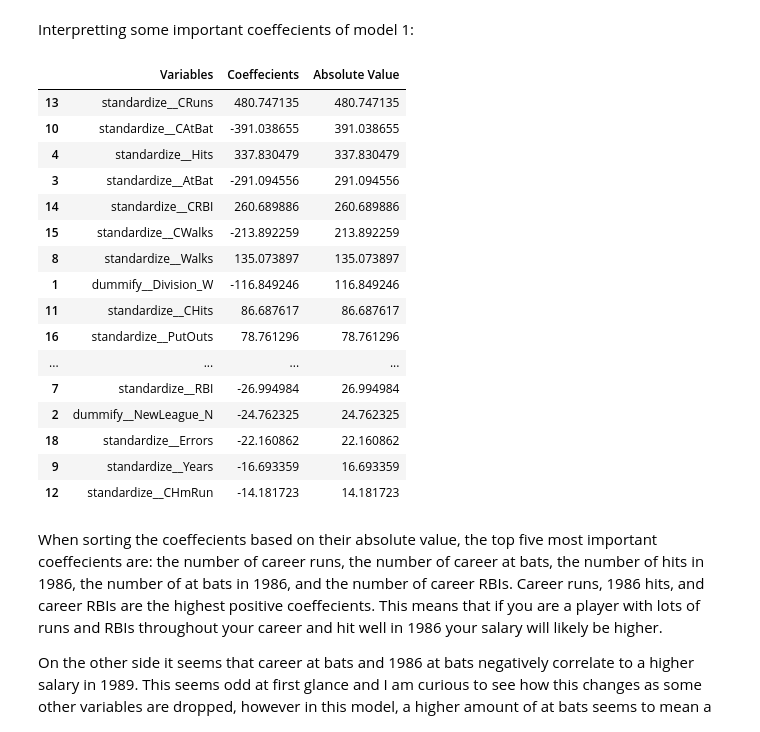
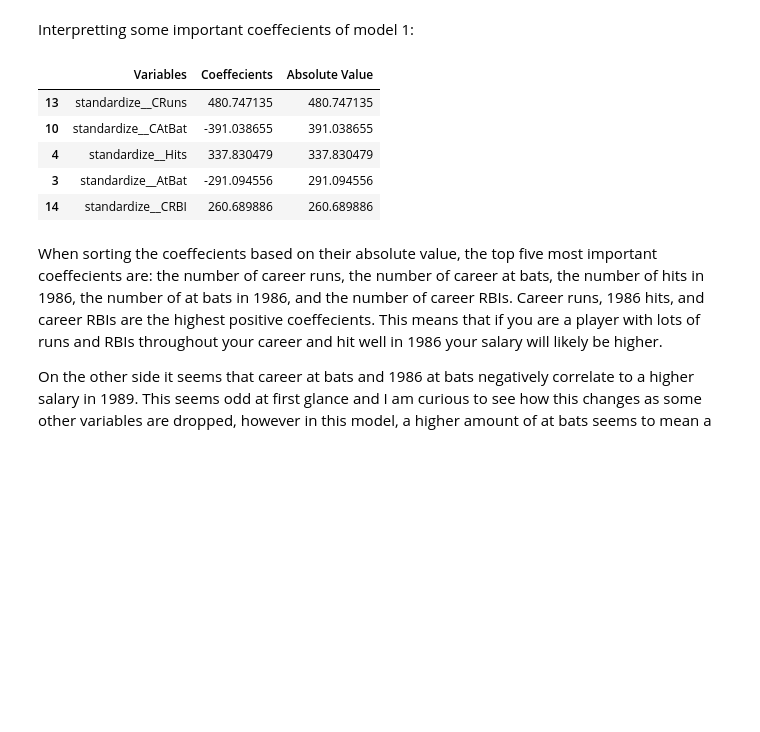
Before and after one commit to davisbove/GSB_544, a Jupyter notebook: Lab_6/lab_6.ipynb, the cells around one changed output. Drawn from its saved outputs; the diff is of its cells as text; code cells hidden in the pictures; blank space fills up the shorter version.

```diff
--- a/Lab_6/lab_6.ipynb
+++ b/Lab_6/lab_6.ipynb
@@ -69,29 +66,18 @@ Interpretting some important coeffecients of model 1:
 # %%
 #fitting to full dataset
 pipeline_1_fitted = pipeline_1.fit(X, y)
 coeff = pipeline_1_fitted.named_steps['Regression'].coef_
 variable = variables.columns
 variable = variable[0:19]
 important_variables = pd.DataFrame({"Variables" : variable, "Coeffecients" : coeff, "Absolute Value" : abs(coeff)})
-important_variables.sort_values("Absolute Value", ascending= False)
+important_variables.sort_values("Absolute Value", ascending= False).head()
 # %% [output]
 |  | Variables | Coeffecients | Absolute Value |
 | 13 | standardize__CRuns | 480.747135 | 480.747135 |
 | 10 | standardize__CAtBat | -391.038655 | 391.038655 |
 | 4 | standardize__Hits | 337.830479 | 337.830479 |
 | 3 | standardize__AtBat | -291.094556 | 291.094556 |
 | 14 | standardize__CRBI | 260.689886 | 260.689886 |
-| 15 | standardize__CWalks | -213.892259 | 213.892259 |
-| 8 | standardize__Walks | 135.073897 | 135.073897 |
-| 1 | dummify__Division_W | -116.849246 | 116.849246 |
-| 11 | standardize__CHits | 86.687617 | 86.687617 |
-| 16 | standardize__PutOuts | 78.761296 | 78.761296 |
-| ... | ... | ... | ... |
-| 7 | standardize__RBI | -26.994984 | 26.994984 |
-| 2 | dummify__NewLeague_N | -24.762325 | 24.762325 |
-| 18 | standardize__Errors | -22.160862 | 22.160862 |
-| 9 | standardize__Years | -16.693359 | 16.693359 |
-| 12 | standardize__CHmRun | -14.181723 | 14.181723 |
 # %% [markdown]
 When sorting the coeffecients based on their absolute value, the top five most important coeffecients are: the number of career runs, the number of career at bats, the number of hits in 1986, the number of at bats in 1986, and the number of career RBIs. Career runs, 1986 hits, and career RBIs are the highest positive coeffecients. This means that if you are a player with lots of runs and RBIs throughout your career and hit well in 1986 your salary will likely be higher.
 
```
Also changed, not shown: parts of 74 cells of this notebook, 1 other file.
